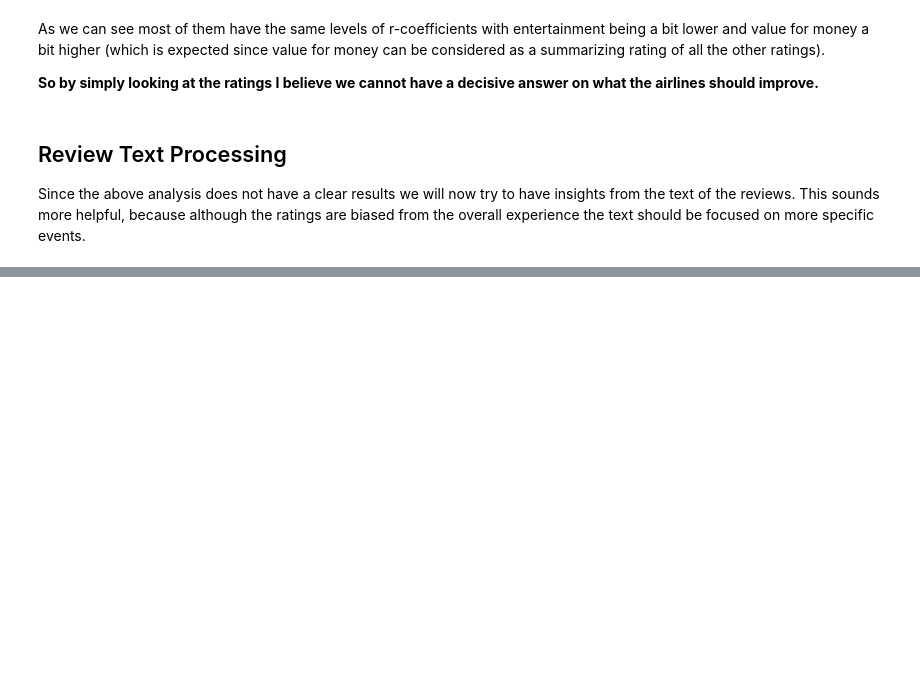
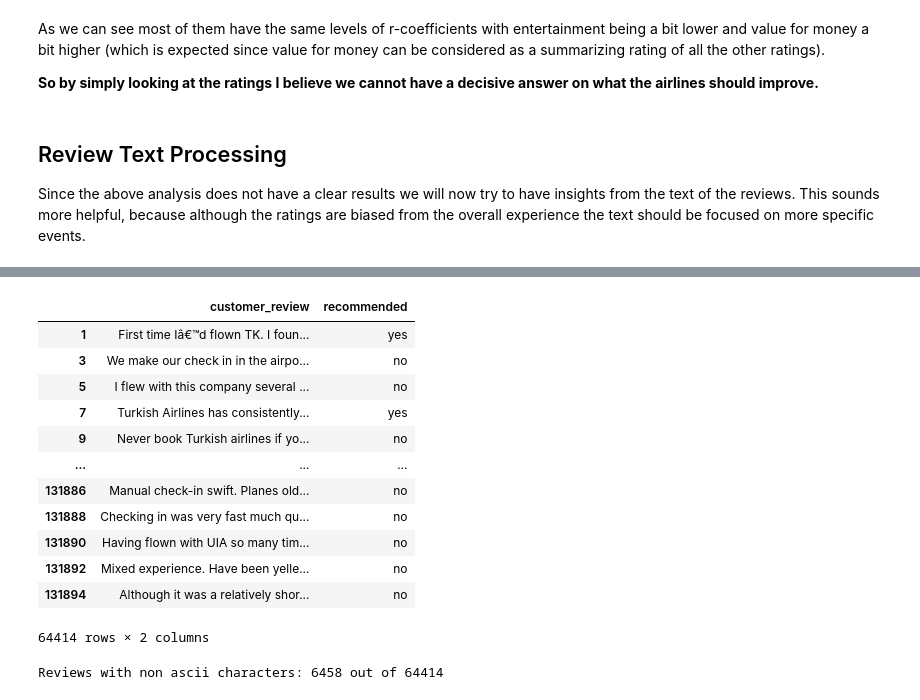
Before and after one commit to MikeXydas/Data-Bites, a Jupyter notebook: Airline_Reviews_Analysis.ipynb, the cells around one changed output, grey strips where cells are left out. Cells and saved outputs as stored; diff of their text form; code cells hidden in the pictures; blank space fills up the shorter version.

Commit message:
Cleaned up the reviews from non-ascii characters and removed non useful information from the reviews like "Trip Verified".

```diff
--- a/Airline_Reviews_Analysis.ipynb
+++ b/Airline_Reviews_Analysis.ipynb
@@ -136,3 +141,7 @@ As we can see most of them have the same levels of r-coefficients with entertain
 ## Review Text Processing
 
 Since the above analysis does not have a clear results we will now try to have insights from the text of the reviews. This sounds more helpful, because although the ratings are biased from the overall experience the text should be focused on more specific events.
+# %%
+# Again we will not use all the columns of the df
+reviews_df = df[['customer_review', 'recommended']].copy()
+reviews_df = reviews_df.dropna()
@@ -138,0 +185,30 @@ Since the above analysis does not have a clear results we will now try to have i
+# %%
+# Split on the first '.' and keep the second part, CARE: This cannot be executed two consecutive times
+reviews_df['customer_review'] = reviews_df['customer_review'] .map(
+    lambda x: x.split('.', 1)[1] if len(x.split('.', 1)) > 1
+    else None
+)
+
+
+# Drop 26 rows taht ended up not having anythong after their first '.'
+reviews_df = reviews_df.dropna()
+
+# Let's again count the non-ascii reviews
+mask_nonAscii = reviews_df['customer_review'].str.len()\
+                 .ne(reviews_df['customer_review'].str.encode('ascii',errors = 'ignore').str.len())
+print(f'Reviews with non ascii characters: {sum(mask_nonAscii)} out of {len(reviews_df)}')
+# %% [output]
+|  | customer_review | recommended |
+| 1 | First time Iâ€™d flown TK. I foun... | yes |
+| 3 | We make our check in in the airpo... | no |
+| 5 | I flew with this company several ... | no |
+| 7 | Turkish Airlines has consistently... | yes |
+| 9 | Never book Turkish airlines if yo... | no |
+| ... | ... | ... |
+| 131886 | Manual check-in swift. Planes old... | no |
+| 131888 | Checking in was very fast much qu... | no |
+| 131890 | Having flown with UIA so many tim... | no |
+| 131892 | Mixed experience. Have been yelle... | no |
+| 131894 | Although it was a relatively shor... | no |
+64414 rows × 2 columns
+Reviews with non ascii characters: 6458 out of 64414
```
Also changed, not shown: parts of 11 cells of this notebook, 1 other file.
